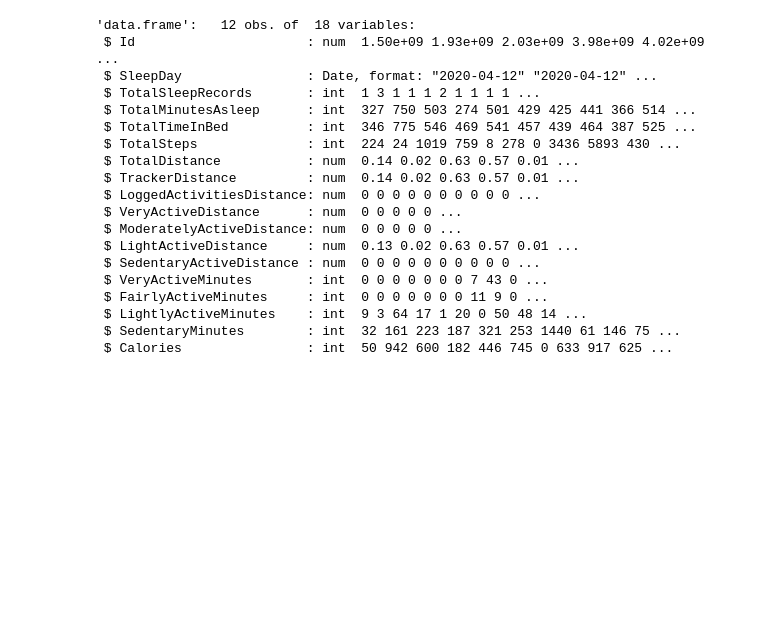
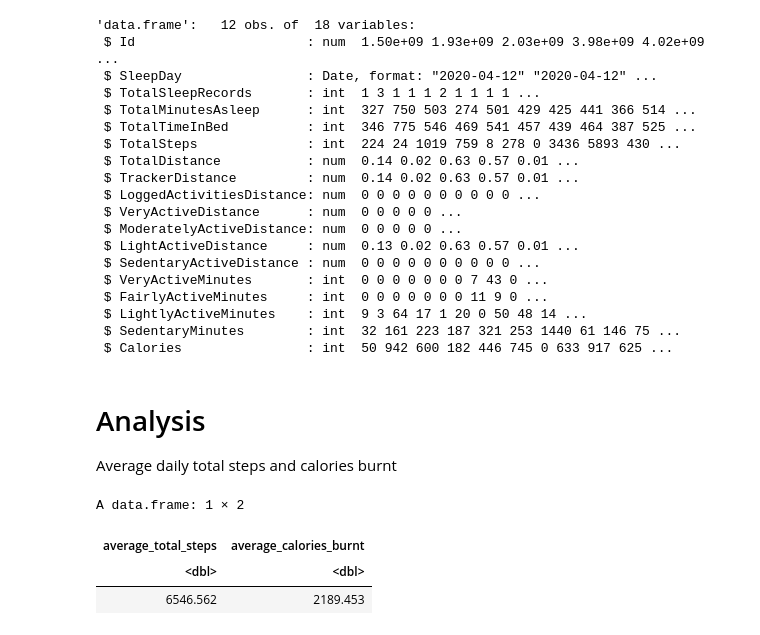
Before and after one commit to keithmmc/dataprojects, a Jupyter notebook: bellabeatR.ipynb, the cells around one changed output. Cells and saved outputs as stored; diff of their text form; code cells hidden in the pictures; blank space fills up the shorter version.

```diff
--- a/bellabeatR.ipynb
+++ b/bellabeatR.ipynb
@@ -236,3 +238,16 @@ str(sleep_v4)
  $ LightlyActiveMinutes    : int  9 3 64 17 1 20 0 50 48 14 ...
  $ SedentaryMinutes        : int  32 161 223 187 321 253 1440 61 146 75 ...
  $ Calories                : int  50 942 600 182 446 745 0 633 917 625 ...
+# %% [markdown]
+# Analysis
+Average daily total steps and calories burnt
+# %%
+# calculating average TotalSteps and Calories
+daily_v2 %>%
+  summarise(average_total_steps = mean(TotalSteps),
+            average_calories_burnt = mean(Calories))
+# %% [output]
+A data.frame: 1 × 2
+| average_total_steps | average_calories_burnt |
+| <dbl> | <dbl> |
+| 6546.562 | 2189.453 |
```
Also changed, not shown: parts of 2 cells of this notebook.
